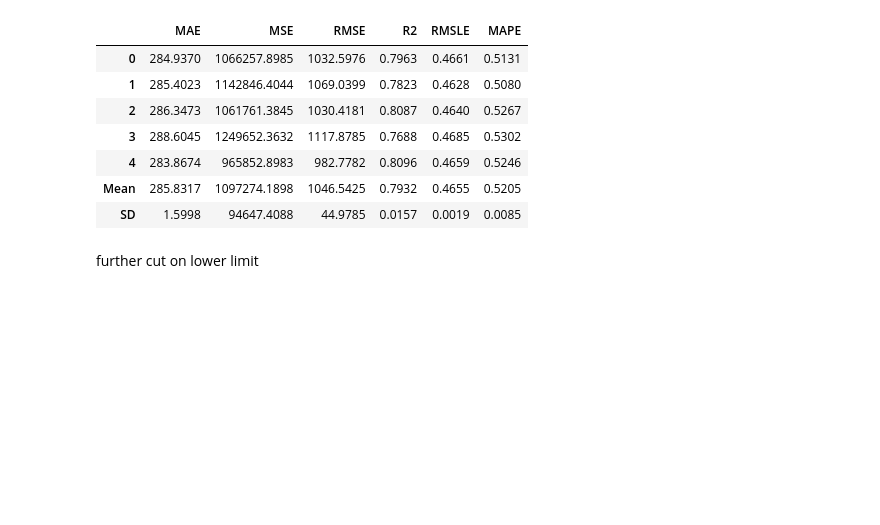
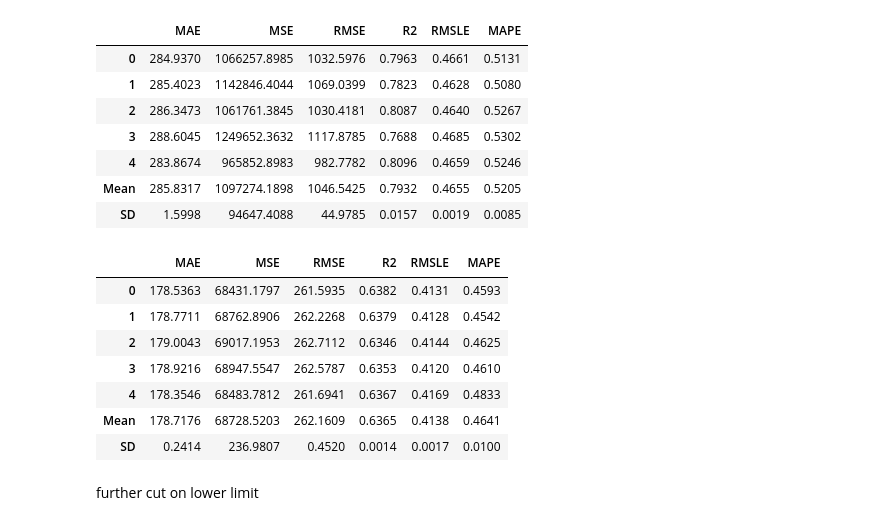
Before and after one commit to davidlaucw/DataScienceTest, a Jupyter notebook: main_pycaret.ipynb, the cells around one changed output. Drawn from its saved outputs; the diff is of its cells as text; code cells hidden in the pictures; blank space fills up the shorter version.

```diff
--- a/main_pycaret.ipynb
+++ b/main_pycaret.ipynb
@@ -70,6 +71,17 @@ rf = create_model('rf')
 | 4 | 283.8674 | 965852.8983 | 982.7782 | 0.8096 | 0.4659 | 0.5246 |
 | Mean | 285.8317 | 1097274.1898 | 1046.5425 | 0.7932 | 0.4655 | 0.5205 |
 | SD | 1.5998 | 94647.4088 | 44.9785 | 0.0157 | 0.0019 | 0.0085 |
+# %%
+xgb = create_model('xgboost')
+# %% [output]
+|  | MAE | MSE | RMSE | R2 | RMSLE | MAPE |
+| 0 | 178.5363 | 68431.1797 | 261.5935 | 0.6382 | 0.4131 | 0.4593 |
+| 1 | 178.7711 | 68762.8906 | 262.2268 | 0.6379 | 0.4128 | 0.4542 |
+| 2 | 179.0043 | 69017.1953 | 262.7112 | 0.6346 | 0.4144 | 0.4625 |
+| 3 | 178.9216 | 68947.5547 | 262.5787 | 0.6353 | 0.4120 | 0.4610 |
+| 4 | 178.3546 | 68483.7812 | 261.6941 | 0.6367 | 0.4169 | 0.4833 |
+| Mean | 178.7176 | 68728.5203 | 262.1609 | 0.6365 | 0.4138 | 0.4641 |
+| SD | 0.2414 | 236.9807 | 0.4520 | 0.0014 | 0.0017 | 0.0100 |
 # %% [markdown]
 further cut on lower limit
 # %%
```
Also changed, not shown: parts of 4 cells of this notebook, 2 other files.
